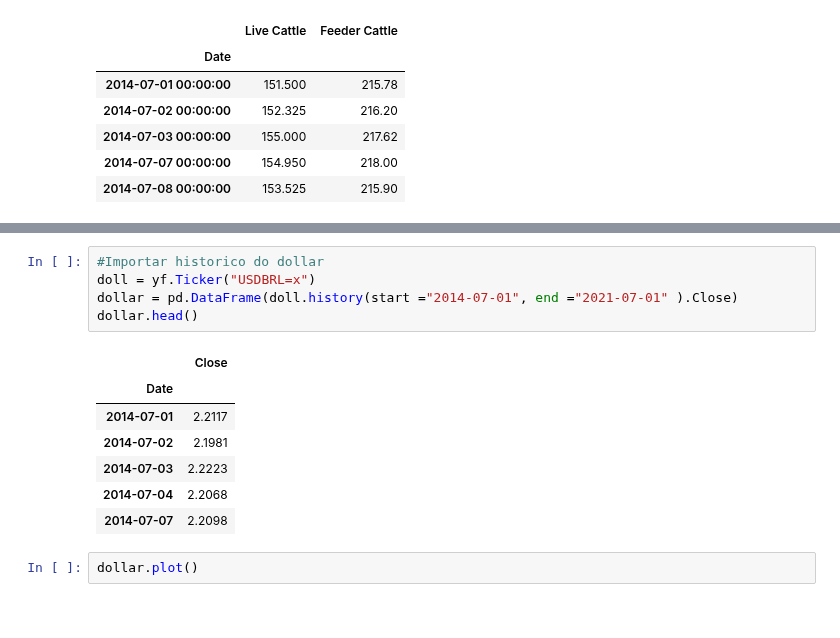
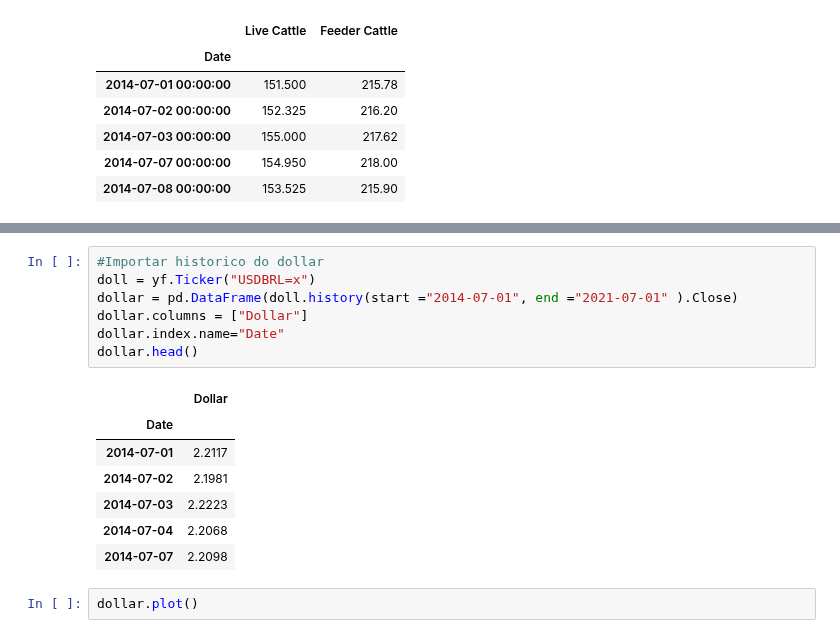
Before and after one commit to jvataidee/DataAnalysis, a Jupyter notebook: Analise_Financeira_Mercado_Gado_de_Corte.ipynb, the cells around one changed output, grey strips where cells are left out. Cells and saved outputs as stored; diff of their text form.

```diff
--- a/Analise_Financeira_Mercado_Gado_de_Corte.ipynb
+++ b/Analise_Financeira_Mercado_Gado_de_Corte.ipynb
@@ -67,10 +67,12 @@ df.plot();
 # %%
 #Importar historico do dollar
 doll = yf.Ticker("USDBRL=x")
 dollar = pd.DataFrame(doll.history(start ="2014-07-01", end ="2021-07-01" ).Close)
+dollar.columns = ["Dollar"]
+dollar.index.name="Date"
 dollar.head()
 # %% [output]
-|  | Close |
+|  | Dollar |
 | Date |  |
 | 2014-07-01 | 2.2117 |
 | 2014-07-02 | 2.1981 |
```
